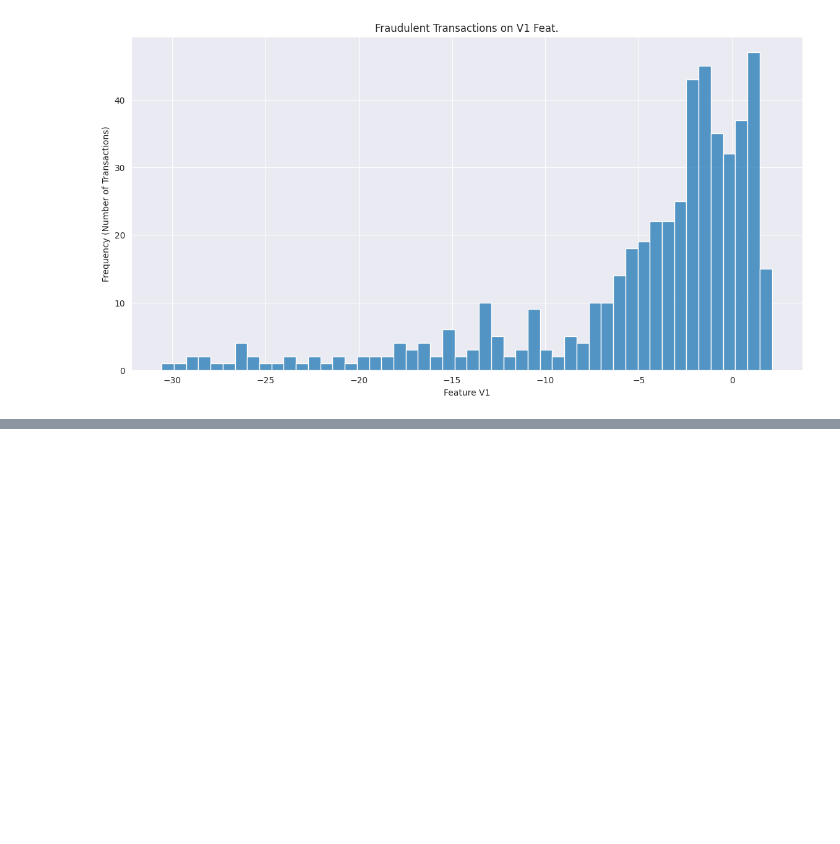
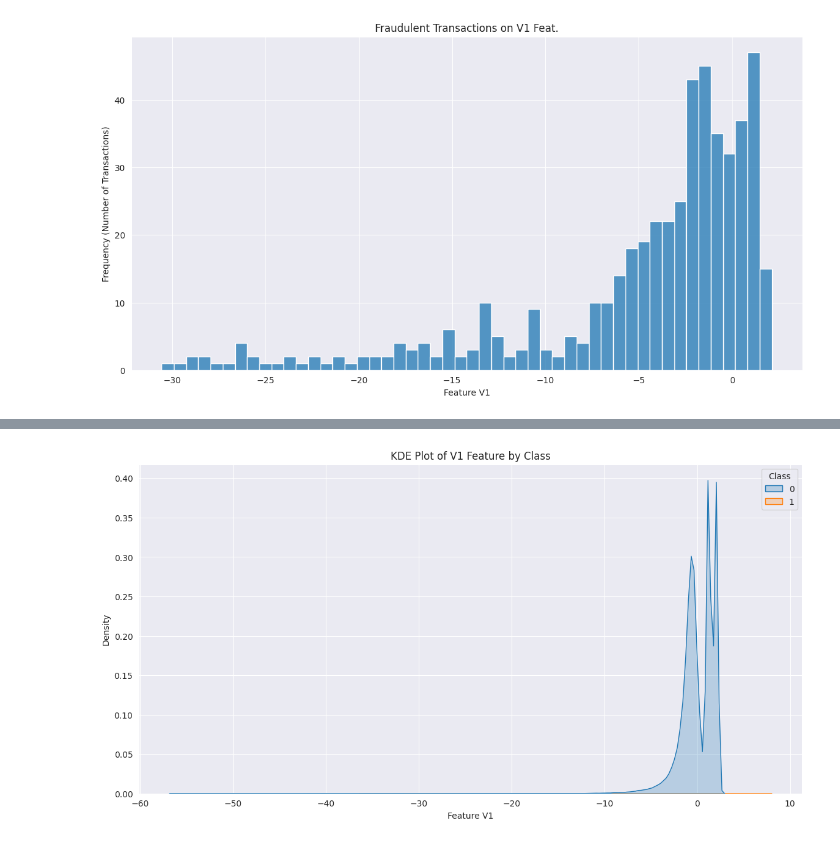
Before and after one commit to bigmath-hub/fin-audit-ai, a Jupyter notebook: fin-audit-ai.ipynb, the cells around one changed output, grey strips where cells are left out. Cells and saved outputs as stored; diff of their text form; code cells hidden in the pictures; blank space fills up the shorter version.

Commit message:
kde plot

```diff
--- a/fin-audit-ai.ipynb
+++ b/fin-audit-ai.ipynb
@@ -279,0 +280,12 @@ plt.show()
+# %%
+# Set the visual style
+sns.set_style('darkgrid')
+# Plot the histogram for the ´V1´ feature
+plt.figure(figsize=(14, 7))
+sns.kdeplot(data=df, x="V1", hue="Class", fill=True)
+plt.title("KDE Plot of V1 Feature by Class")
+plt.xlabel("Feature V1")
+plt.ylabel("Density")
+plt.show()
+# %% [output]
+[figure, added]
```
Also changed, not shown: parts of 1 cell of this notebook.
